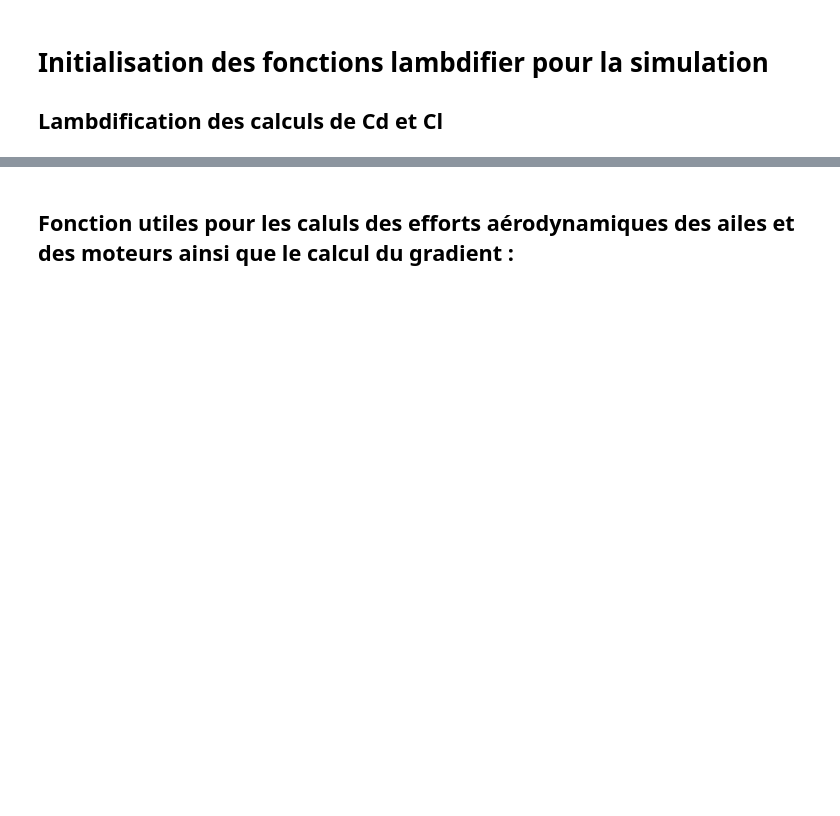
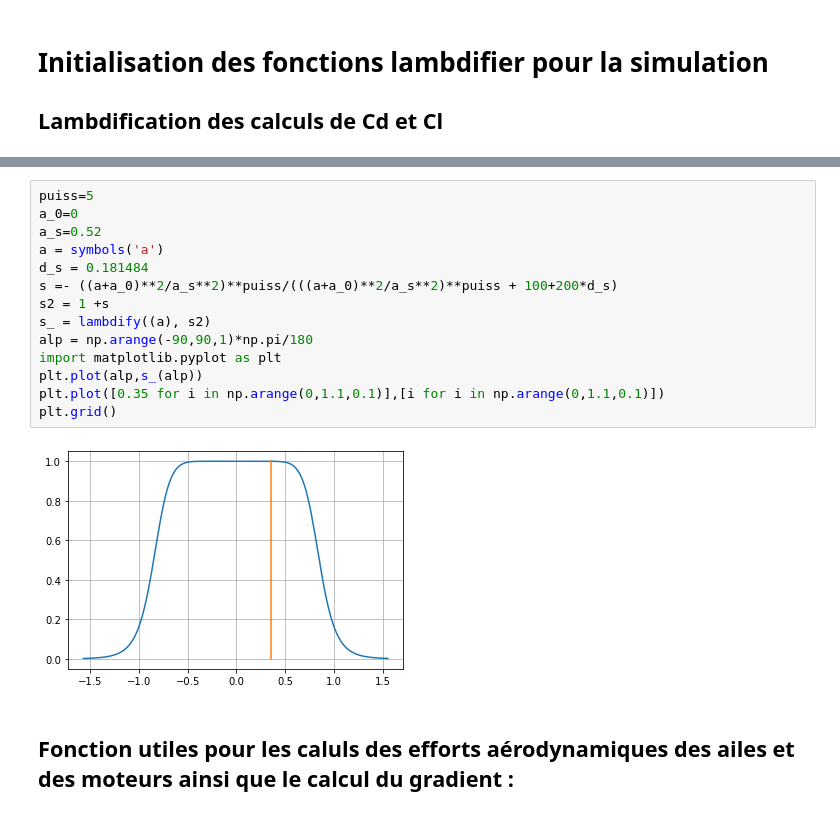
Before and after one commit to altlnt/Avion-Simulation-Identification, a Jupyter notebook: Modelization/equation_generator.ipynb, the cells around one changed output, grey strips where cells are left out. Cells and saved outputs as stored; diff of their text form; blank space fills up the shorter version.

```diff
--- a/Modelization/equation_generator.ipynb
+++ b/Modelization/equation_generator.ipynb
@@ -69,3 +73,19 @@ print(a)
+# %%
+puiss=5
+a_0=0
+a_s=0.52
+a = symbols('a')
+d_s = 0.181484
+s =- ((a+a_0)**2/a_s**2)**puiss/(((a+a_0)**2/a_s**2)**puiss + 100+200*d_s)
+s2 = 1 +s
+s_ = lambdify((a), s2)
+alp = np.arange(-90,90,1)*np.pi/180
+import matplotlib.pyplot as plt
+plt.plot(alp,s_(alp))
+plt.plot([0.35 for i in np.arange(0,1.1,0.1)],[i for i in np.arange(0,1.1,0.1)])
+plt.grid()
+# %% [output]
+[figure, added]
 # %% [markdown]
 ## Fonction utiles pour les caluls des efforts aérodynamiques des ailes et des moteurs ainsi que le calcul du gradient :
 # %%
```
Also changed, not shown: parts of 14 cells of this notebook, 27 other files.
